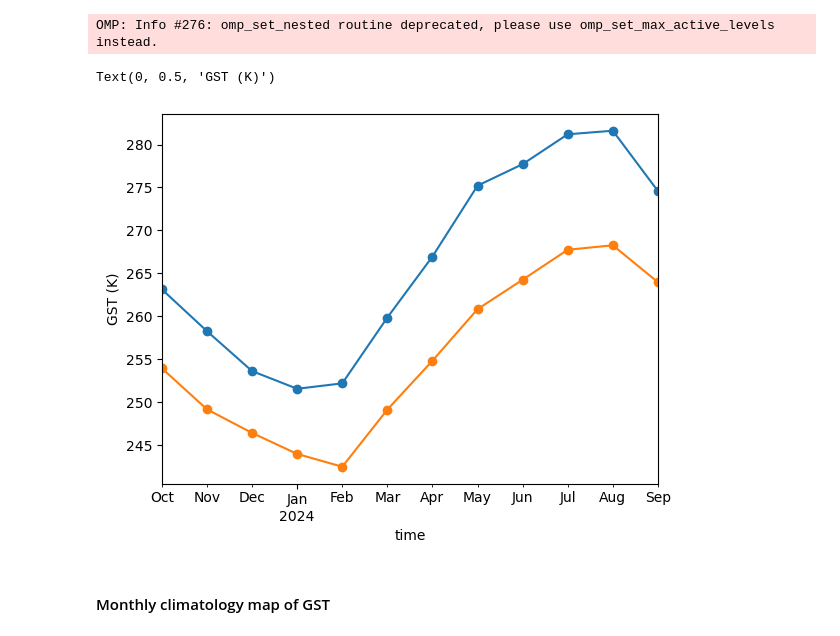
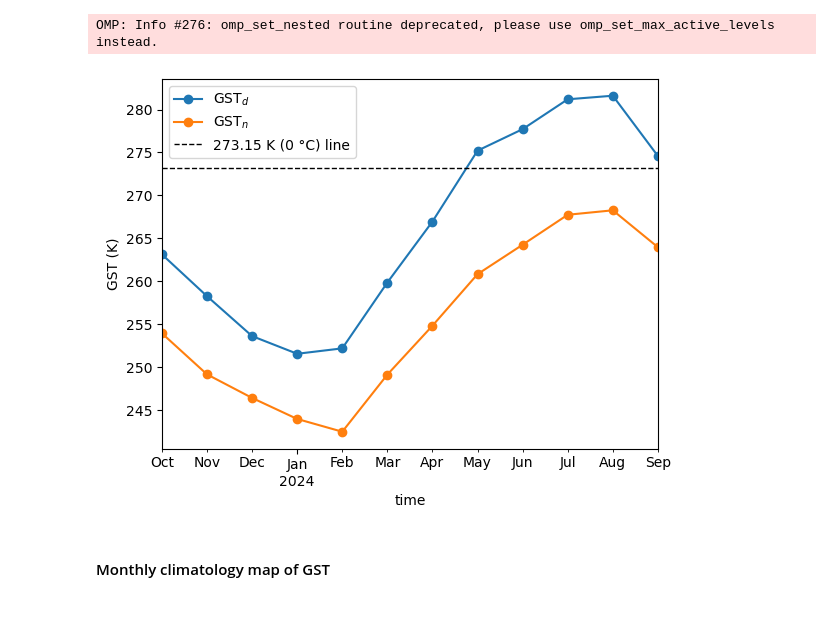
Before and after one commit to arindan/GST_tutorial, a Jupyter notebook: GST_tutorial.ipynb, the cells around one changed output. Saved outputs shown, nothing was run; the diff lists cells and outputs as text; code cells hidden in the pictures.

```diff
--- a/GST_tutorial.ipynb
+++ b/GST_tutorial.ipynb
@@ -277,12 +272,14 @@ ds_n_clip_monthly = ds_n_clip_monthly.to_dataframe()
 # %% [output]
 OMP: Info #276: omp_set_nested routine deprecated, please use omp_set_max_active_levels instead.
 # %%
-ds_d_clip_monthly.Filtered_LST_Day_1km.plot(marker='o')
-ds_n_clip_monthly.Filtered_LST_Night_1km.plot(marker='o')
+ds_d_clip_monthly.Filtered_LST_Day_1km.plot(marker='o', label='GST$_d$') # daytime
+ds_n_clip_monthly.Filtered_LST_Night_1km.plot(marker='o', label='GST$_n$') # nighttime
+plt.axhline(y=273.15, label='273.15 K (0 °C) line', linestyle='--', color='k', linewidth=1)
 plt.ylabel('GST (K)')
+plt.legend()
+plt.show()
 # %% [output]
-Text(0, 0.5, 'GST (K)')
-[figure, old version]
+[figure, new version]
 # %% [markdown]
 #### Monthly climatology map of GST
 # %%
```
Also changed, not shown: parts of 2 cells of this notebook.
